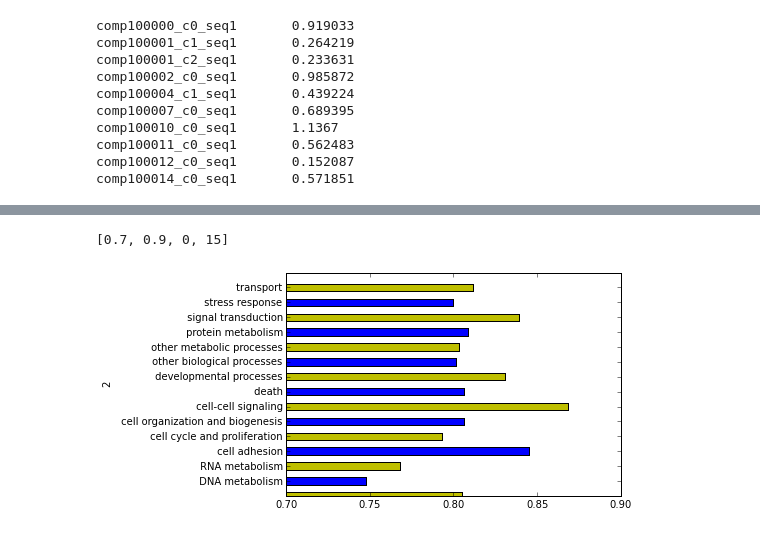
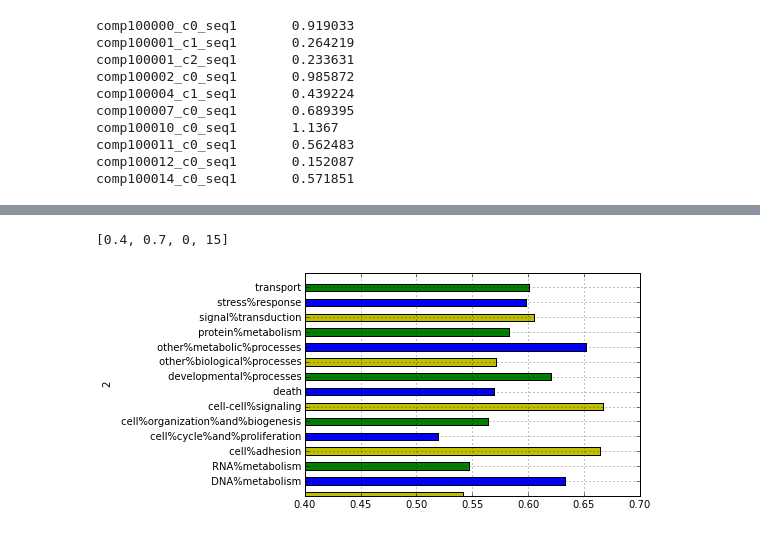
Before and after one commit to sr320/paper-pano-go, a Jupyter notebook: jupyter-nbs/05-Geoduck-CpG.ipynb, the cells around one changed output, grey strips where cells are left out. Cells and saved outputs as stored; diff of their text form; code cells hidden in the pictures.

Commit message:
Ran some CpG analysis on whole transcriptome

```diff
--- a/jupyter-nbs/05-Geoduck-CpG.ipynb
+++ b/jupyter-nbs/05-Geoduck-CpG.ipynb
@@ -217,4 +204,4 @@ PiuraChilensis_v1_contig_10000   0.947282
 # %%
 import pandas as pd
 # %%
-Piura = pd.read_table('../data/Piura_v1_CpG-slim.tab', header=None)
+CpG = pd.read_table('analyses/Geoduck-transcriptome-v2_CpG-GOSlim.tab', header=None)
@@ -244,8 +231,8 @@ Piura
 # %%
 import matplotlib.pyplot as plt
 # %%
-Piura.groupby(2)[1].mean().plot(kind='barh', color=list('yb'))
-plt.axis([0.7, 0.9, 0, 15])
+CpG.groupby(2)[1].mean().plot(kind='barh', color=list('ybg'))
+plt.axis([0.4, 0.7, 0, 15])
 # %% [output]
-[0.7, 0.9, 0, 15]
+[0.4, 0.7, 0, 15]
-[figure, old version]
+[figure, new version]
```
Also changed, not shown: parts of 18 cells of this notebook, 2 other files.
